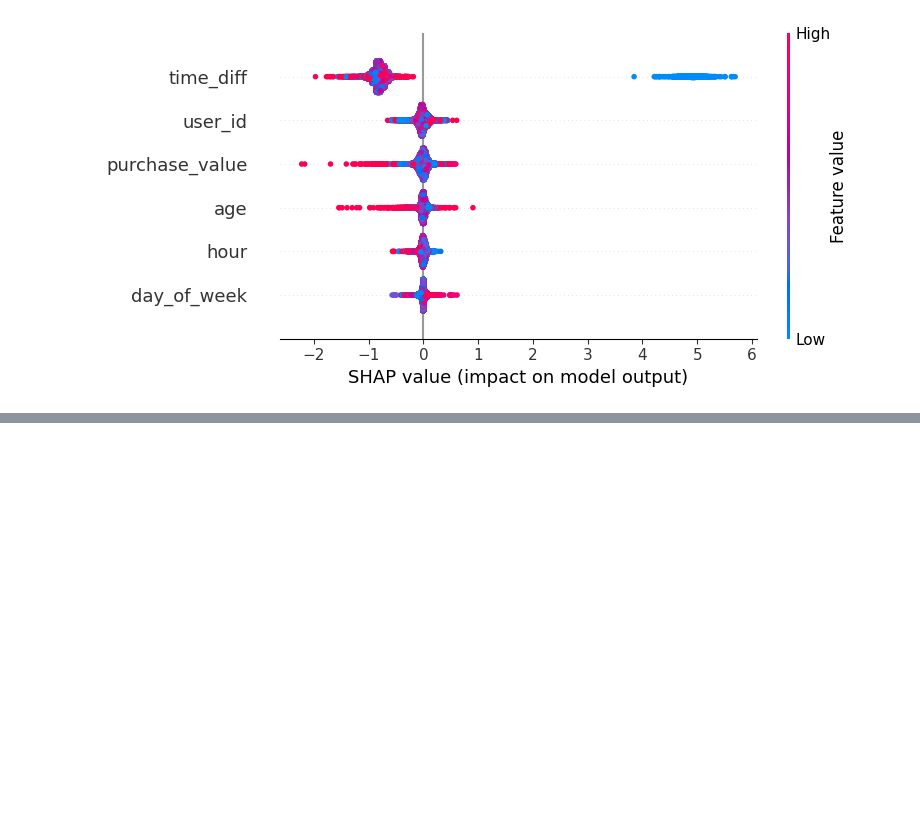
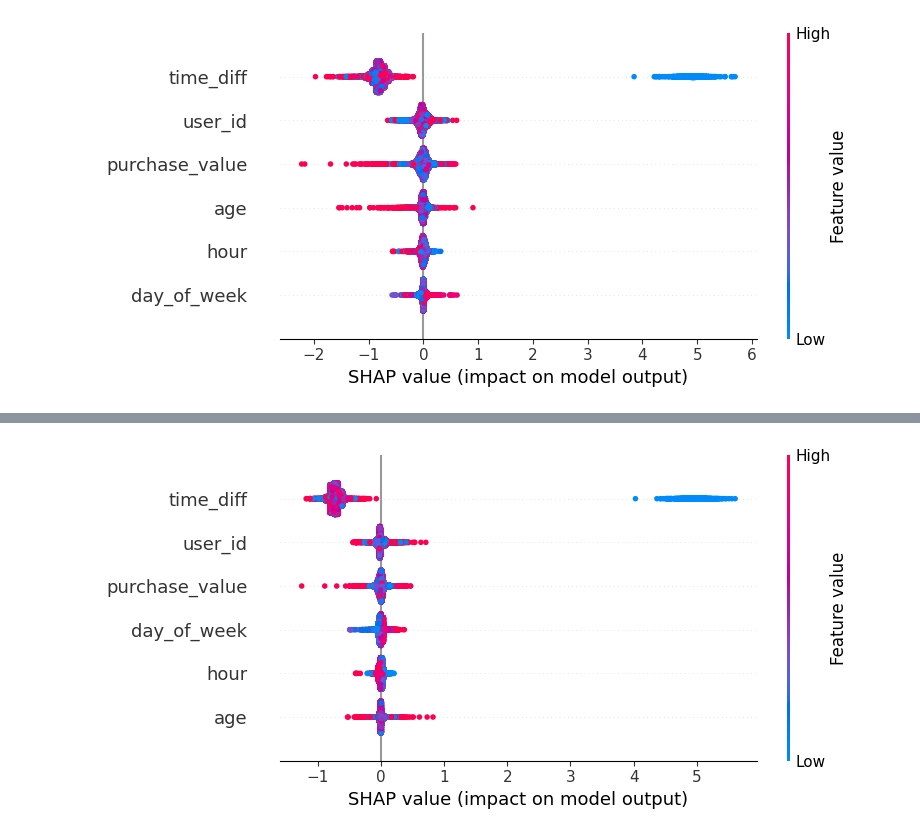
Before and after one commit to Maria-Biruk/fraud-detection, a Jupyter notebook: notebooks/modeling.ipynb, the cells around one changed output, grey strips where cells are left out. Cells and saved outputs as stored; diff of their text form; code cells hidden in the pictures; blank space fills up the shorter version.

```diff
--- a/notebooks/modeling.ipynb
+++ b/notebooks/modeling.ipynb
@@ -89,5 +89,5 @@ hour                int32
 day_of_week         int32
 dtype: object
 # %%
-fraud_df = pd.get_dummies(fraud_df, drop_first=True)
+Xf_train.columns
 # %% [output]
@@ -408,0 +496,15 @@ shap.summary_plot(shap_values, Xf_test)
+# %%
+from xgboost import XGBClassifier
+
+xgb_fraud = XGBClassifier(
+    n_estimators=100,
+    max_depth=4,
+    learning_rate=0.1,
+    random_state=42,
+    eval_metric="logloss"
+)
+# %%
+xgb_fraud.fit(
+    Xf_train,
+    yf_train
+)
@@ -408,0 +524,13 @@ shap.summary_plot(shap_values, Xf_test)
+# %%
+import shap
+
+explainer = shap.TreeExplainer(xgb_fraud)
+
+shap_values = explainer.shap_values(Xf_test)
+
+shap.summary_plot(
+    shap_values,
+    Xf_test
+)
+# %% [output]
+[figure, added]
```
Also changed, not shown: parts of 12 cells of this notebook.
